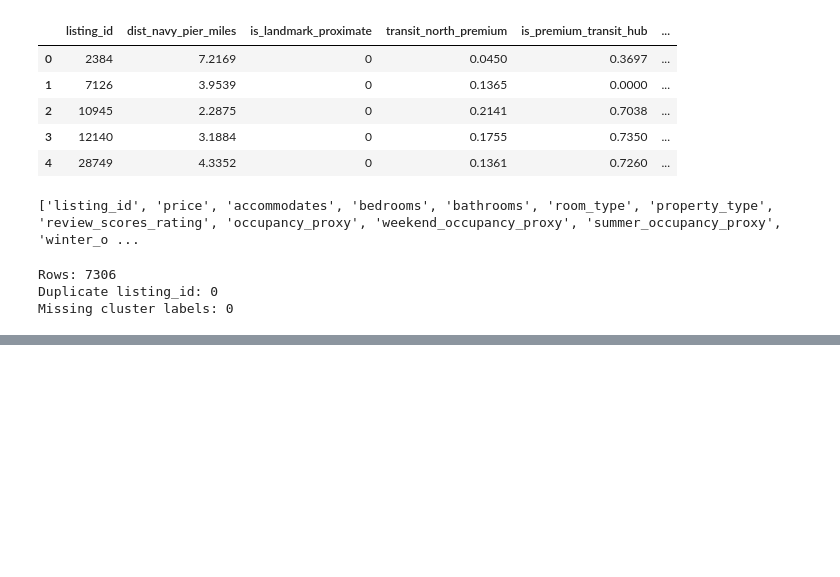
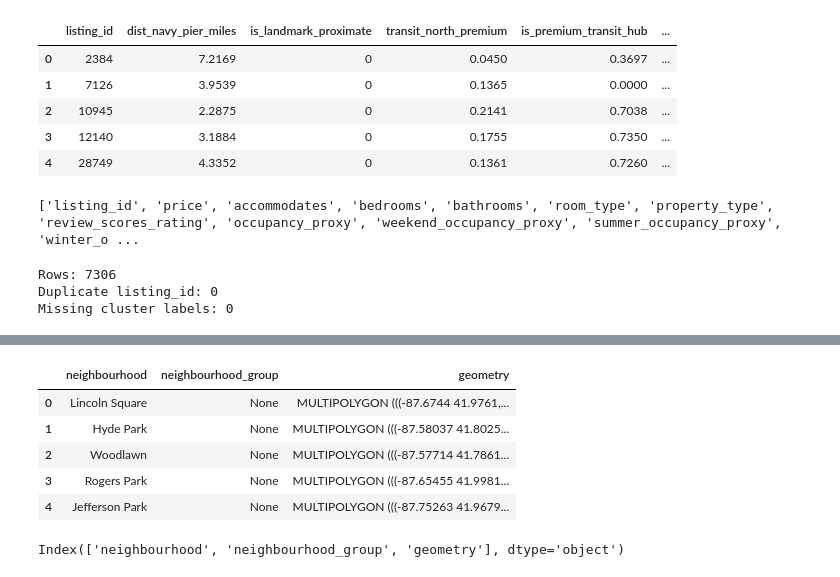
Before and after one commit to RyanChenJung/Airbnb-Renting-Optimizer, a Jupyter notebook: notebooks/shenna/Shenna_ML4_week3.ipynb, the cells around one changed output, grey strips where cells are left out. Drawn from its saved outputs; the diff is of its cells as text; code cells hidden in the pictures; blank space fills up the shorter version.

```diff
--- a/notebooks/shenna/Shenna_ML4_week3.ipynb
+++ b/notebooks/shenna/Shenna_ML4_week3.ipynb
@@ -80,0 +98,16 @@ master_v3.to_csv("Chicago_Airbnb_Master_v3.csv", index=False)
+# %%
+import geopandas as gpd
+
+geo = gpd.read_file("neighbourhoods.geojson")
+geo.head()
+# %% [output]
+|  | neighbourhood | neighbourhood_group | geometry |
+| 0 | Lincoln Square | None | MULTIPOLYGON (((-87.6744 41.9761,... |
+| 1 | Hyde Park | None | MULTIPOLYGON (((-87.58037 41.8025... |
+| 2 | Woodlawn | None | MULTIPOLYGON (((-87.57714 41.7861... |
+| 3 | Rogers Park | None | MULTIPOLYGON (((-87.65455 41.9981... |
+| 4 | Jefferson Park | None | MULTIPOLYGON (((-87.75263 41.9679... |
+# %%
+geo.columns
+# %% [output]
+Index(['neighbourhood', 'neighbourhood_group', 'geometry'], dtype='object')
```
Also changed, not shown: parts of 38 cells of this notebook, 4 other files.
